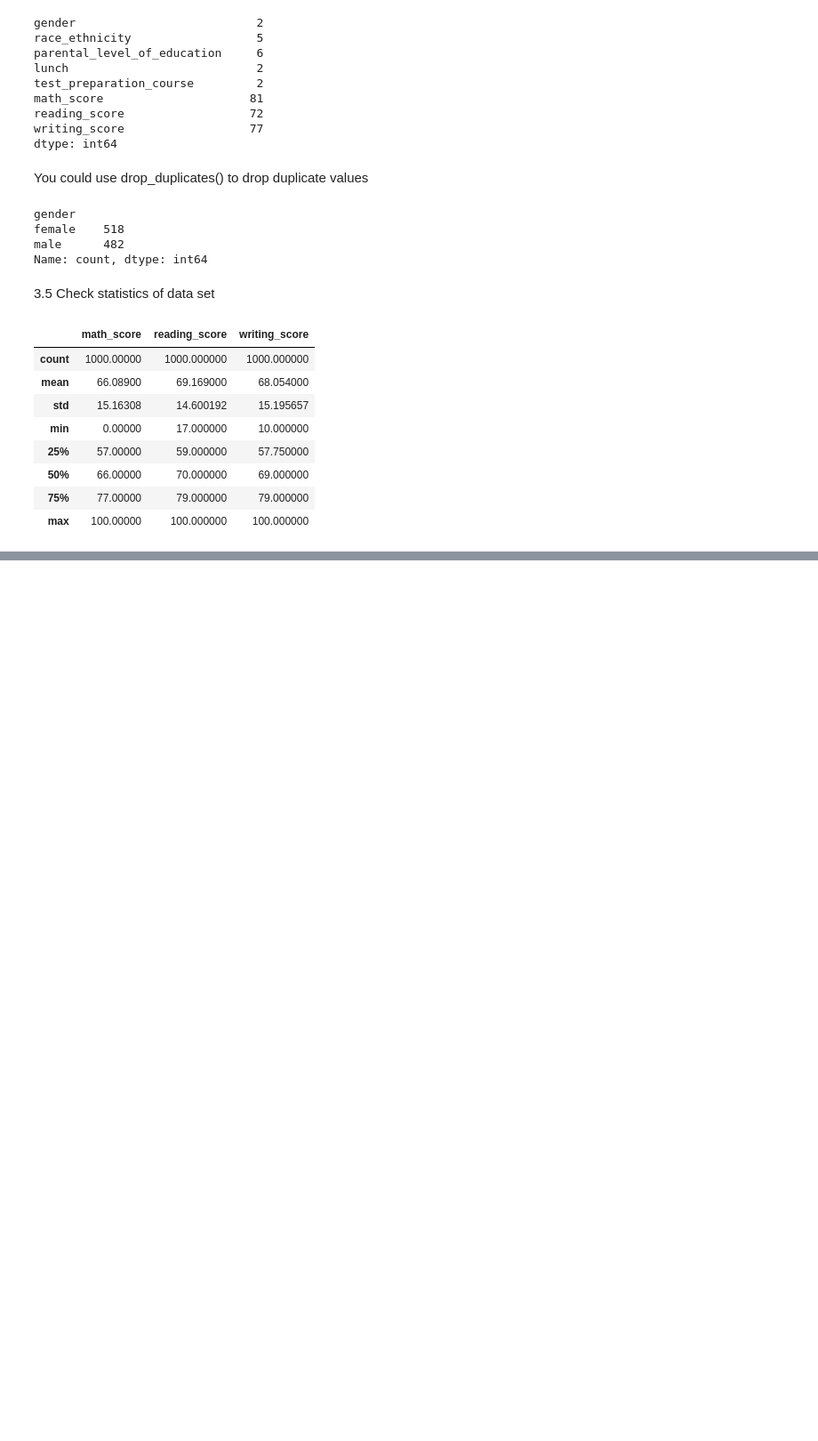
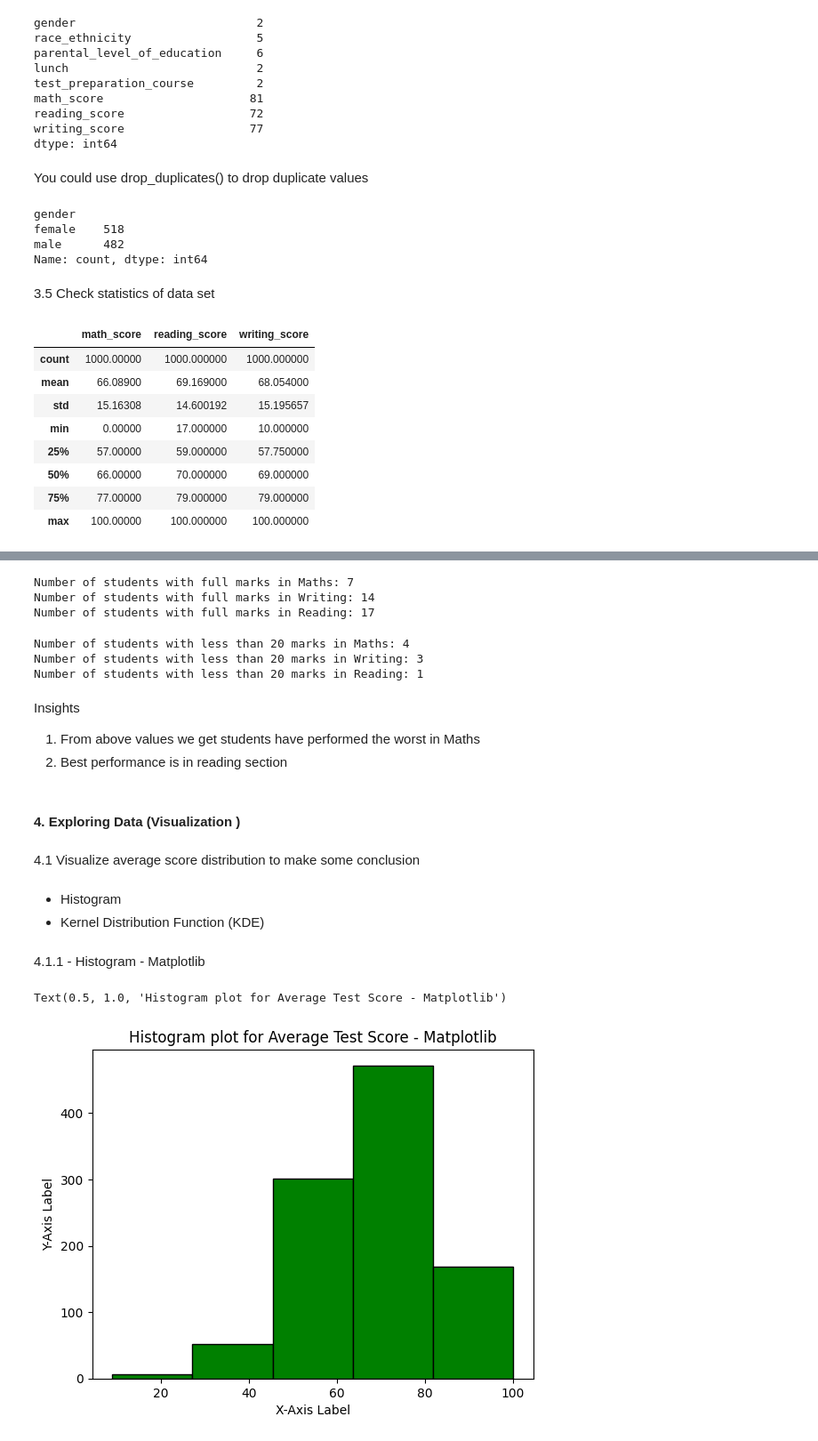
Before and after one commit to GnanasekaranPriya/MLproject_student, a Jupyter notebook: notebook/1 . EDA STUDENT PERFORMANCE .ipynb, the cells around one changed output, grey strips where cells are left out. Shown: that part at 89% size. Cells and saved outputs as stored; diff of their text form; code cells hidden in the pictures; blank space fills up the shorter version.

```diff
--- a/notebook/1 . EDA STUDENT PERFORMANCE .ipynb
+++ b/notebook/1 . EDA STUDENT PERFORMANCE .ipynb
@@ -170,0 +233,6 @@ df.describe()
+# %%
+df['Total_score'] = df['math_score'] + df['reading_score'] + df['writing_score']
+
+df['Average']=df['Total_score']/3
+
+df.head()
@@ -170,0 +246,50 @@ df.describe()
+# %%
+reading_full = df[df['reading_score']==100]['Average'].count()
+
+writing_full = df[df['writing_score']==100]['Average'].count()
+
+math_full = df[df['math_score']==100]['Average'].count()
+
+print(f'Number of students with full marks in Maths: {math_full}')
+print(f'Number of students with full marks in Writing: {writing_full}')
+print(f'Number of students with full marks in Reading: {reading_full}')
+# %% [output]
+Number of students with full marks in Maths: 7
+Number of students with full marks in Writing: 14
+Number of students with full marks in Reading: 17
+# %%
+reading_less_20 = df[df['reading_score']<=20]['Average'].count()
+
+writing_less_20 = df[df['writing_score']<=20]['Average'].count()
+
+math_less_20 = df[df['math_score']<=20]['Average'].count()
+
+print(f'Number of students with less than 20 marks in Maths: {math_less_20}')
+print(f'Number of students with less than 20 marks in Writing: {writing_less_20}')
+print(f'Number of students with less than 20 marks in Reading: {reading_less_20}')
+# %% [output]
+Number of students with less than 20 marks in Maths: 4
+Number of students with less than 20 marks in Writing: 3
+Number of students with less than 20 marks in Reading: 1
+# %% [markdown]
+Insights
+1. From above values we get students have performed the worst in Maths
+2. Best performance is in reading section
+# %% [markdown]
+#### 4. Exploring Data (Visualization )
+# %% [markdown]
+4.1 Visualize average score distribution to make some conclusion
+# %% [markdown]
+- Histogram
+- Kernel Distribution Function (KDE)
+# %% [markdown]
+4.1.1 - Histogram - Matplotlib
+# %%
+# create a histogram with matplotlib
+plt.hist(df['Average'], bins=5, color='green', edgecolor='black')
+plt.xlabel('X-Axis Label')
+plt.ylabel('Y-Axis Label')
+plt.title('Histogram plot for Average Test Score - Matplotlib')
+# %% [output]
+Text(0.5, 1.0, 'Histogram plot for Average Test Score - Matplotlib')
+[figure, added]
```
Also changed, not shown: parts of 14 cells of this notebook, 7 other files.
